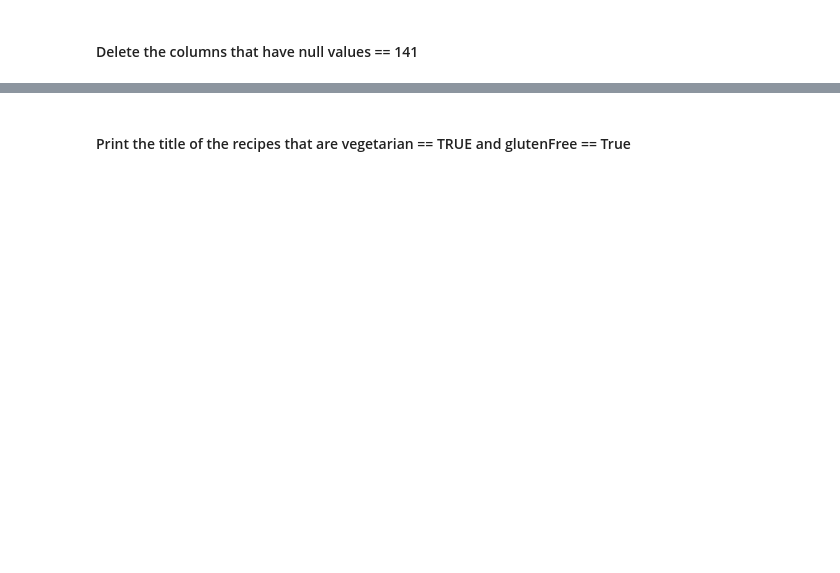
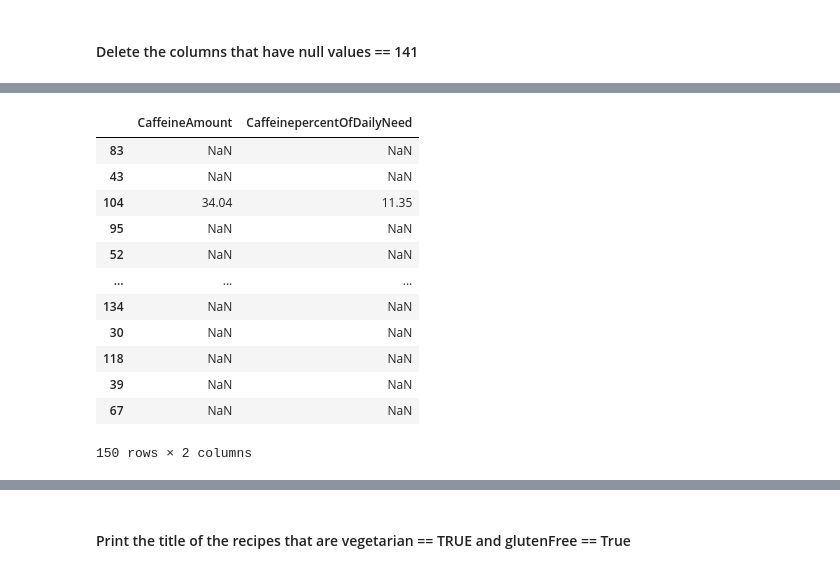
Before and after one commit to ramiejleh/ReDi_DataAnalytics_Repo, a Jupyter notebook: Homework/Kavipriya/Lesson 4 Homework/homework/Week4_homework.ipynb, the cells around one changed output, grey strips where cells are left out. Drawn from its saved outputs; the diff is of its cells as text; code cells hidden in the pictures; blank space fills up the shorter version.

```diff
--- a/Homework/Kavipriya/Lesson 4 Homework/homework/Week4_homework.ipynb
+++ b/Homework/Kavipriya/Lesson 4 Homework/homework/Week4_homework.ipynb
@@ -77,0 +106,17 @@ Name: id, Length: 150, dtype: int64
+# %%
+colname = df[df.columns[df.isnull().sum()==141]]
+colname
+# %% [output]
+|  | CaffeineAmount | CaffeinepercentOfDailyNeed |
+| 83 | NaN | NaN |
+| 43 | NaN | NaN |
+| 104 | 34.04 | 11.35 |
+| 95 | NaN | NaN |
+| 52 | NaN | NaN |
+| ... | ... | ... |
+| 134 | NaN | NaN |
+| 30 | NaN | NaN |
+| 118 | NaN | NaN |
+| 39 | NaN | NaN |
+| 67 | NaN | NaN |
+150 rows × 2 columns
```
Also changed, not shown: parts of 13 cells of this notebook.
